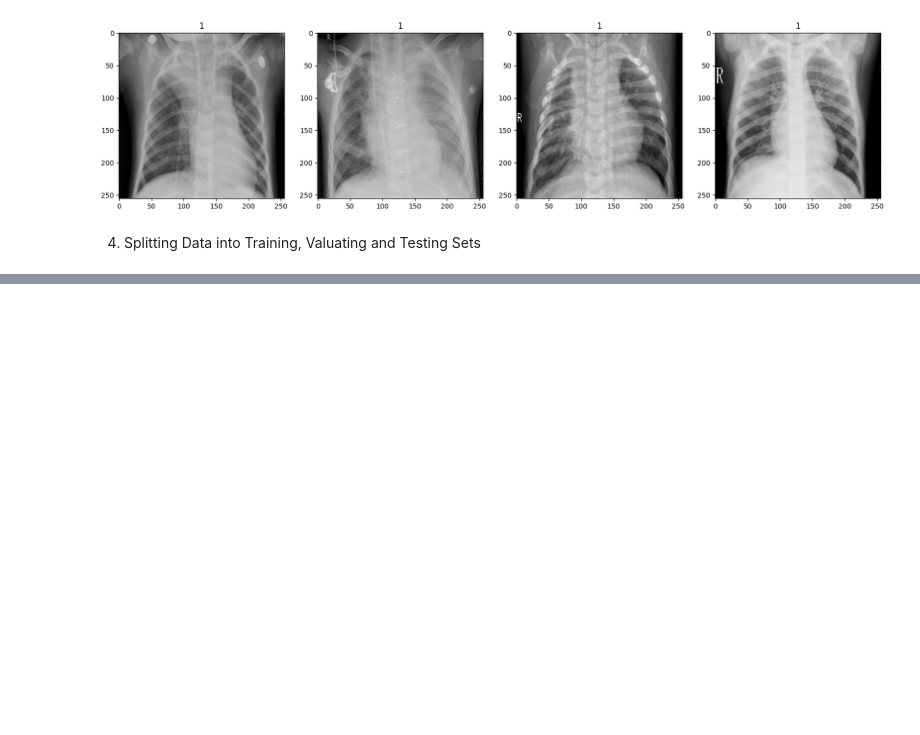
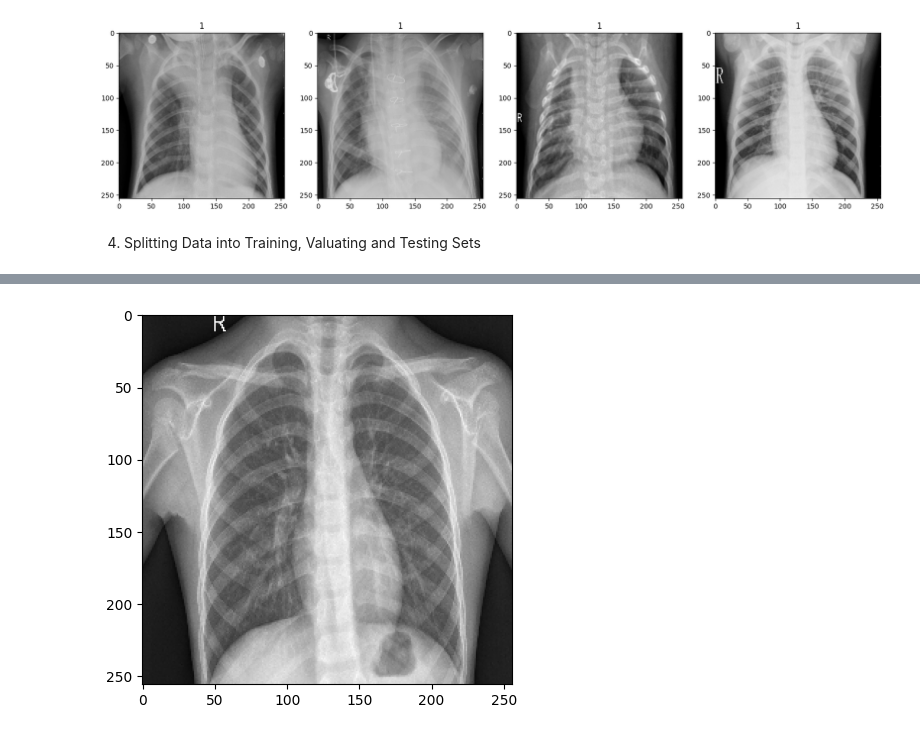
Before and after one commit to WWW-boop/Chest-Xray-Image-Classification, a Jupyter notebook: main.ipynb, the cells around one changed output, grey strips where cells are left out. Cells and saved outputs as stored; diff of their text form; code cells hidden in the pictures; blank space fills up the shorter version.

```diff
--- a/main.ipynb
+++ b/main.ipynb
@@ -71,0 +226,6 @@ for idx, img in enumerate(batch[0][:4]):
+# %%
+resized = cv2.resize(img, (256, 256))
+plt.imshow(resized)
+plt.show()
+# %% [output]
+[figure, added]
```
Also changed, not shown: parts of 26 cells of this notebook, 3 other files.
